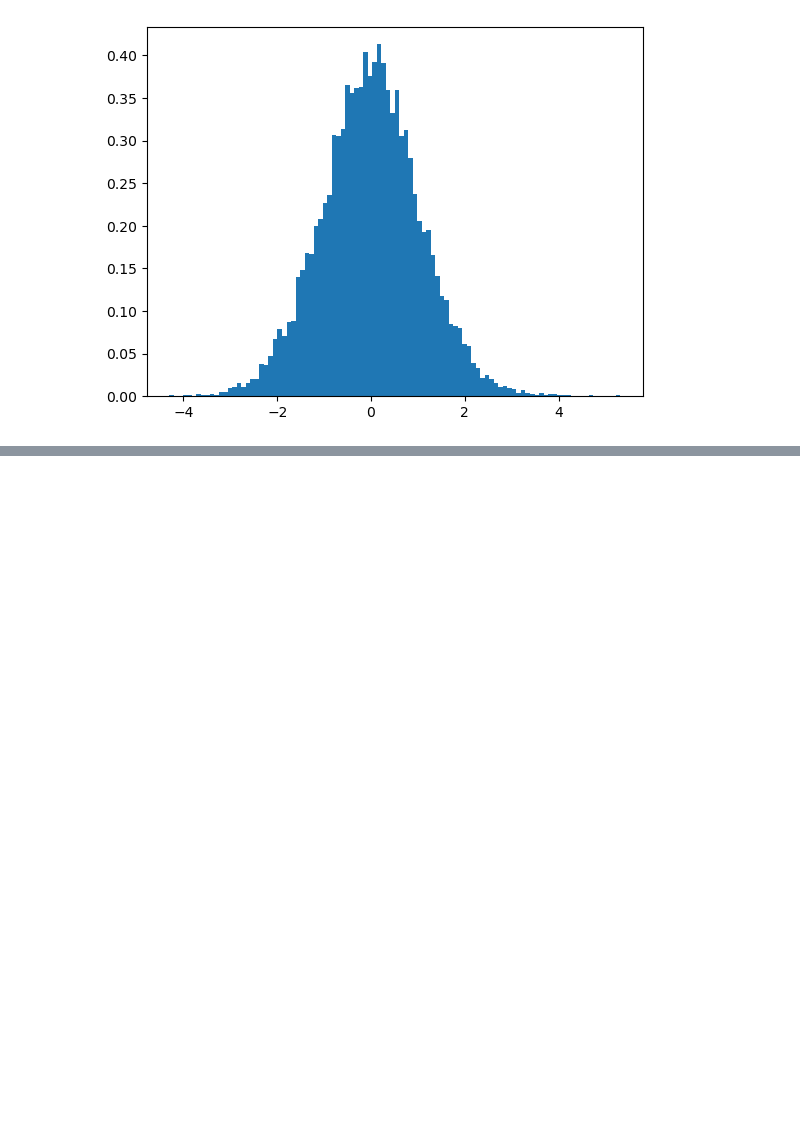
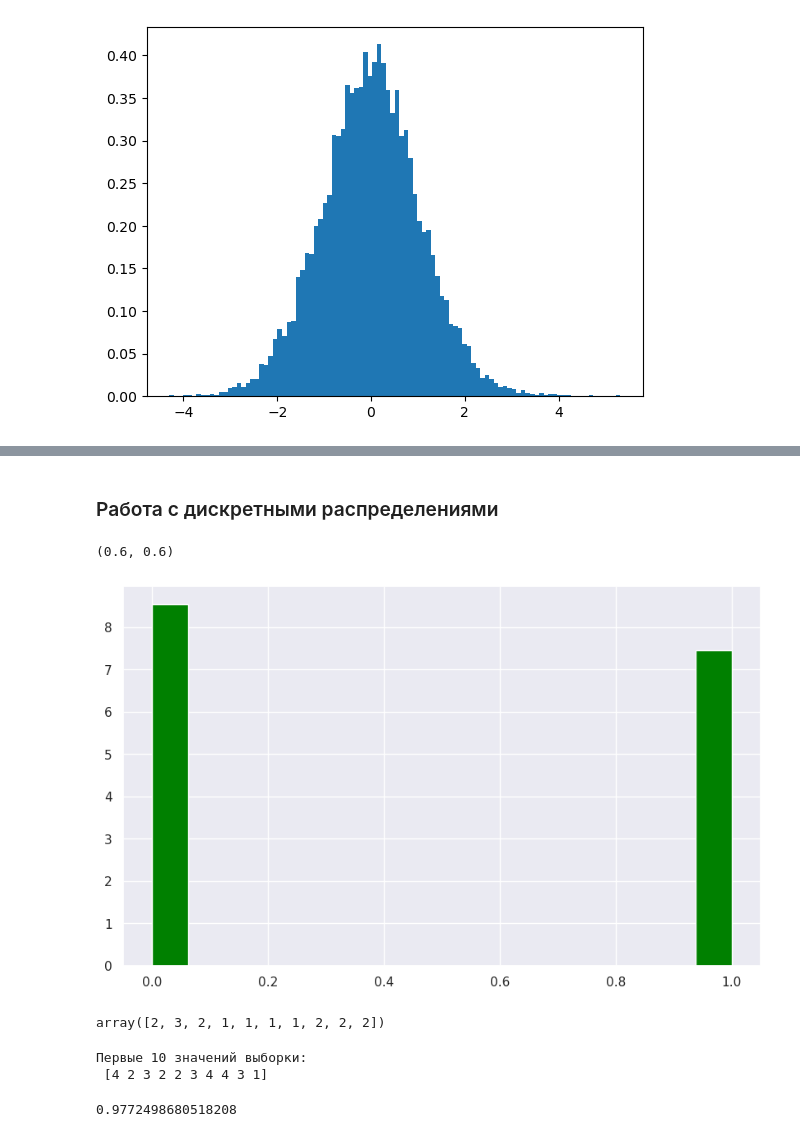
Before and after one commit to BalshowAndrew/math_datascience, a Jupyter notebook: math_ds.ipynb, the cells around one changed output, grey strips where cells are left out. Cells and saved outputs as stored; diff of their text form; code cells hidden in the pictures; blank space fills up the shorter version.

```diff
--- a/math_ds.ipynb
+++ b/math_ds.ipynb
@@ -1411,0 +1457,2 @@ h = plt.hist(s, bins=100, density=True)
+# %% [markdown]
+### Работа с дискретными распределениями
@@ -1411,0 +1463,16 @@ h = plt.hist(s, bins=100, density=True)
+# %%
+# Посмотрим параметры распределения:
+rv.stats()
+# %% [output]
+(0.6, 0.6)
+# %%
+# зададим распределение Бернулли:
+p = 0.4
+rv = stats.bernoulli(p)
+# %%
+# сгенерируем 365 значений по распределению Бернулли и посмотрим, как они выглядят
+s = rv.rvs(365)
+plt.hist(s, 16, density=True, color='Green')
+plt.show()
+# %% [output]
+[figure, added]
@@ -1411,0 +1483,25 @@ h = plt.hist(s, bins=100, density=True)
+# %%
+np.random.choice(elements, 10, p=probs)
+# %% [output]
+array([2, 3, 2, 1, 1, 1, 1, 2, 2, 2])
+# %%
+myDistribution = stats.rv_discrete(
+    name = 'My Distribution',
+
+    values = ([1, 2, 3, 4, 5], [0.2, 0.3, 0.3, 0.1, 0.1])
+)
+
+sample = myDistribution.rvs(size=20)
+
+print('Первые 10 значений выборки:\n', sample[:10])
+# %% [output]
+Первые 10 значений выборки:
+ [4 2 3 2 2 3 4 4 3 1]
+# %%
+# Построим  функцию плотности вероятности нормального распределения
+norm_rv = stats.norm(loc=2, scale=0.5)
+
+# Определим значение функции в точке x=3
+norm_rv.cdf(3)
+# %% [output]
+0.9772498680518208
```
Also changed, not shown: parts of 20 cells of this notebook, 1 other file.
